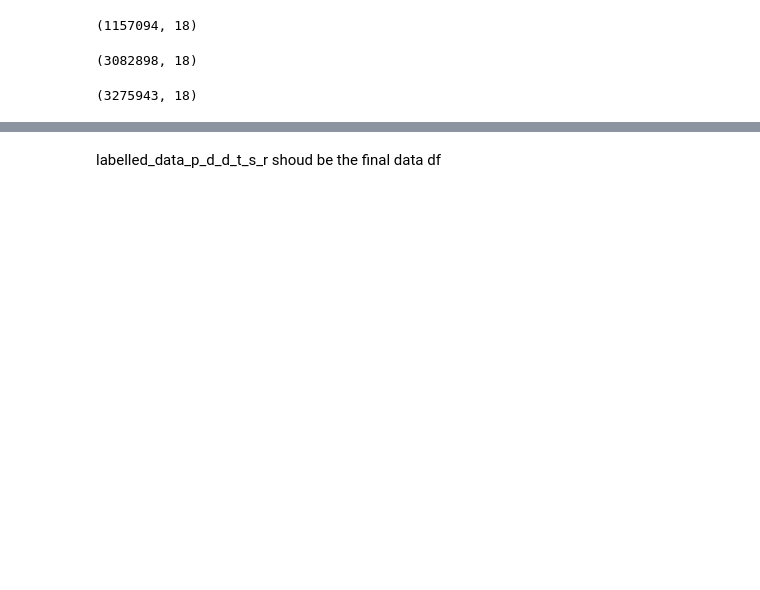
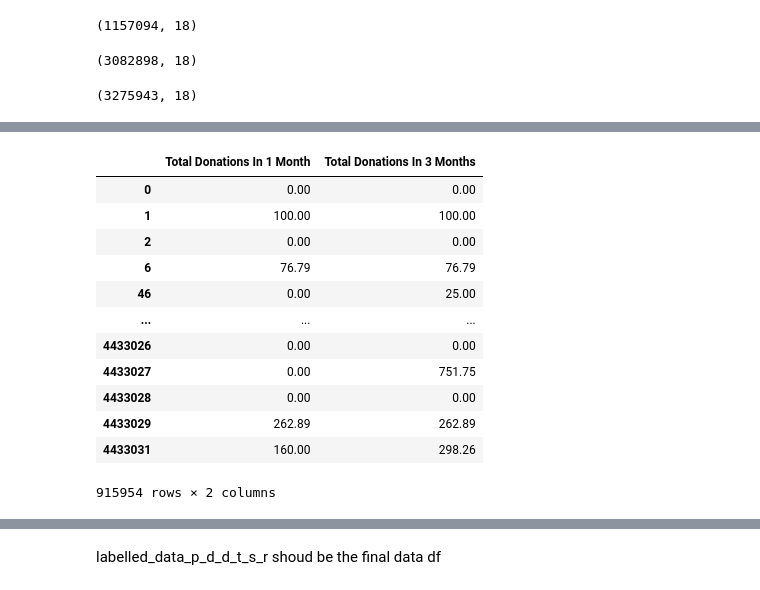
Before and after one commit to cepdnaclk/e17-4yp-using-machine-learning-in-high-stake-settings, a Jupyter notebook: code/data_processer.ipynb, the cells around one changed output, grey strips where cells are left out. Drawn from its saved outputs; the diff is of its cells as text; code cells hidden in the pictures; blank space fills up the shorter version.

```diff
--- a/code/data_processer.ipynb
+++ b/code/data_processer.ipynb
@@ -243,0 +471,6 @@ project_donations_donors["Posted Date to Donation Date"] = project_donations_don
+# %%
+grouped_1 = project_donations_donors.groupby("Project ID")["Donation in first month"].sum()
+grouped_2 = project_donations_donors.groupby("Project ID")["Donation in three months"].sum()
+# %%
+data = project_donations_donors.merge(grouped_1, left_on='Project ID', right_index=True)
+data = data.merge(grouped_2, left_on='Project ID', right_index=True)
@@ -243,0 +487,2 @@ project_donations_donors["Posted Date to Donation Date"] = project_donations_don
+# %%
+data.drop_duplicates(subset="Project ID", keep="first", inplace=True)
@@ -243,0 +509,3 @@ project_donations_donors["Posted Date to Donation Date"] = project_donations_don
+# %%
+data.rename(columns={'Donation in first month_y': 'Total Donations In 1 Month'}, inplace=True)
+data.rename(columns={'Donation in three months_y': 'Total Donations In 3 Months'}, inplace=True)
@@ -243,0 +532,16 @@ project_donations_donors["Posted Date to Donation Date"] = project_donations_don
+# %%
+data[['Total Donations In 1 Month', 'Total Donations In 3 Months']]
+# %% [output]
+|  | Total Donations In 1 Month | Total Donations In 3 Months |
+| 0 | 0.00 | 0.00 |
+| 1 | 100.00 | 100.00 |
+| 2 | 0.00 | 0.00 |
+| 6 | 76.79 | 76.79 |
+| 46 | 0.00 | 25.00 |
+| ... | ... | ... |
+| 4433026 | 0.00 | 0.00 |
+| 4433027 | 0.00 | 751.75 |
+| 4433028 | 0.00 | 0.00 |
+| 4433029 | 262.89 | 262.89 |
+| 4433031 | 160.00 | 298.26 |
+915954 rows × 2 columns
```
Also changed, not shown: parts of 73 cells of this notebook.
